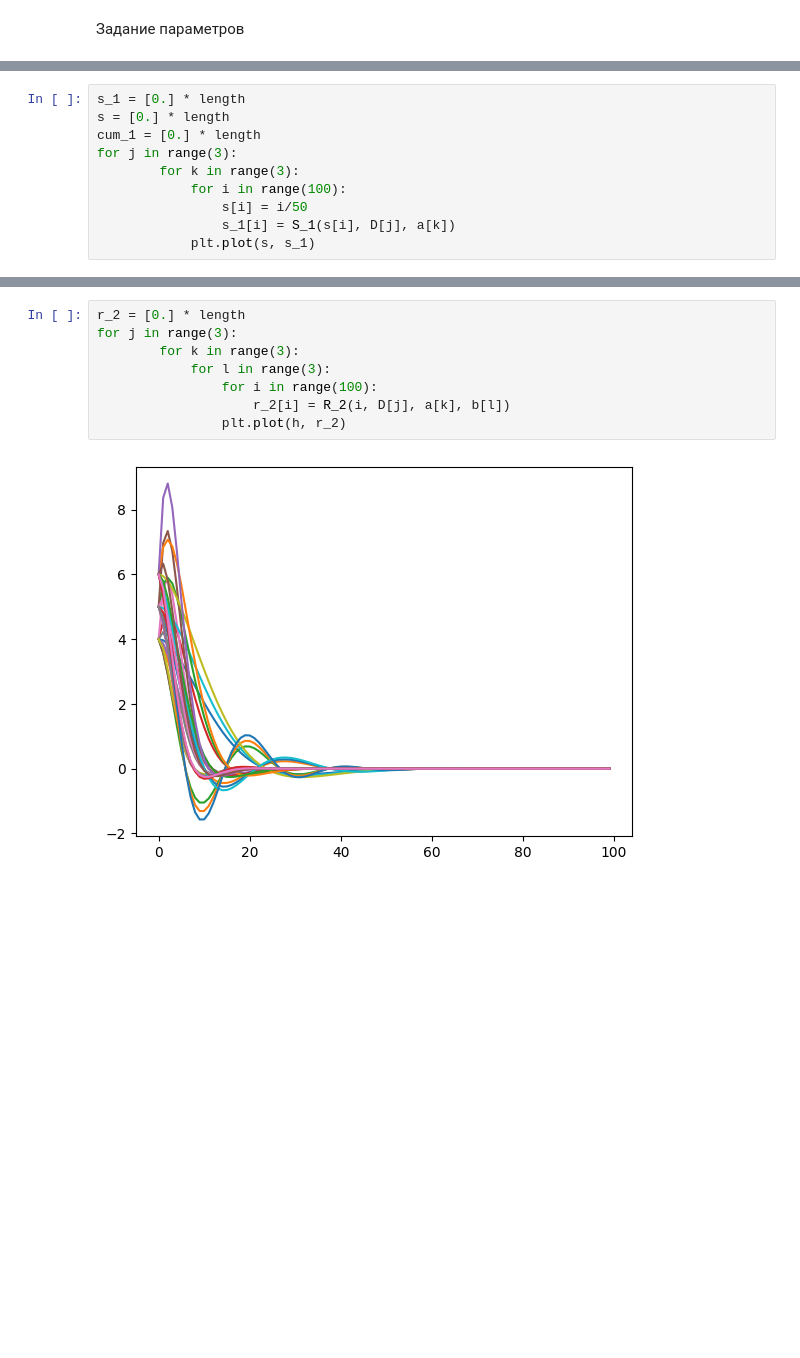
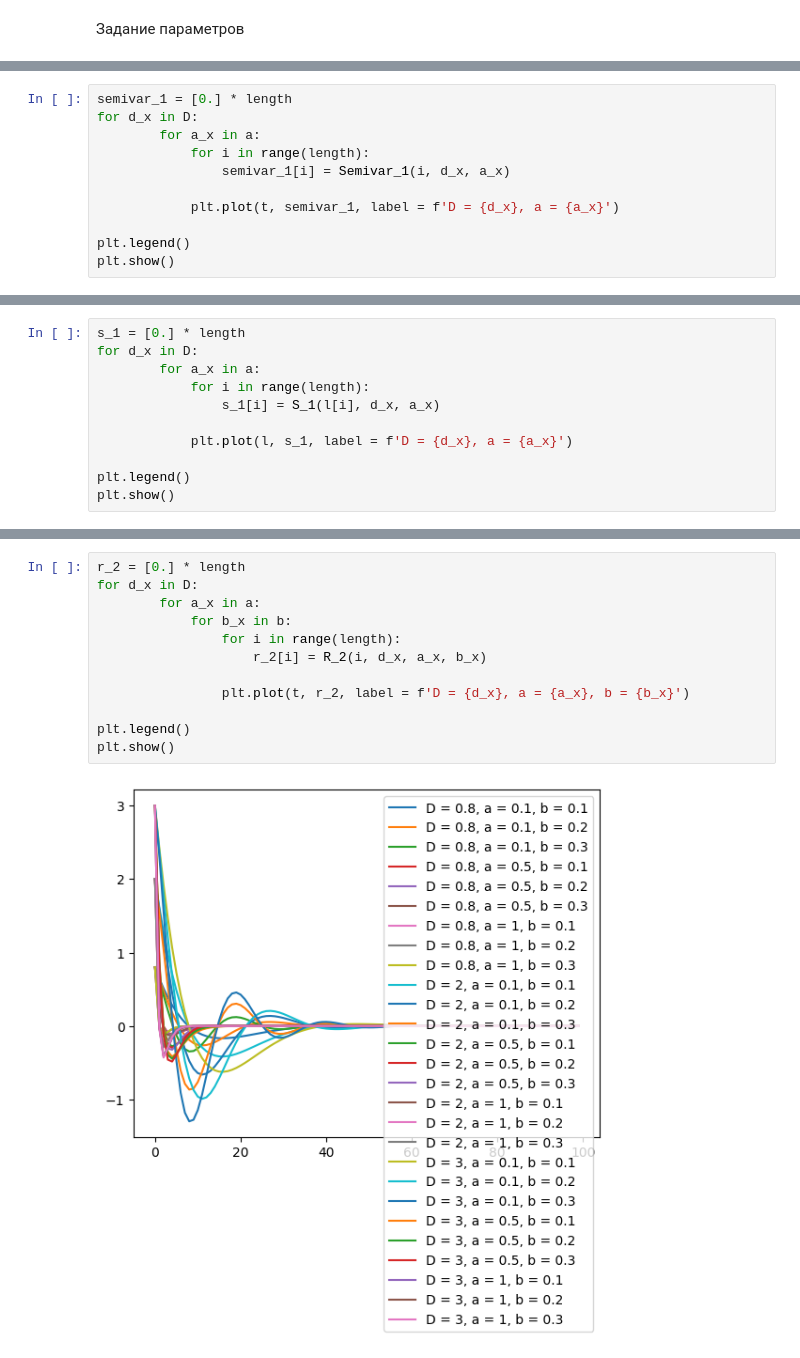
Before and after one commit to feelitbreak/data-analysis, a Jupyter notebook: lab2/mmda2.ipynb, the cells around one changed output, grey strips where cells are left out. Cells and saved outputs as stored; diff of their text form; blank space fills up the shorter version.

```diff
--- a/lab2/mmda2.ipynb
+++ b/lab2/mmda2.ipynb
@@ -50,0 +52,11 @@ for j in range(3):
+# %%
+semivar_1 = [0.] * length
+for d_x in D:
+        for a_x in a:
+            for i in range(length):
+                semivar_1[i] = Semivar_1(i, d_x, a_x)
+
+            plt.plot(t, semivar_1, label = f'D = {d_x}, a = {a_x}')
+
+plt.legend()
+plt.show()
@@ -51,11 +67,12 @@ for j in range(3):
 # %%
 s_1 = [0.] * length
-s = [0.] * length
-cum_1 = [0.] * length
-for j in range(3):
-        for k in range(3):
-            for i in range(100):
-                s[i] = i/50
-                s_1[i] = S_1(s[i], D[j], a[k])
-            plt.plot(s, s_1)
+for d_x in D:
+        for a_x in a:
+            for i in range(length):
+                s_1[i] = S_1(l[i], d_x, a_x)
+
+            plt.plot(l, s_1, label = f'D = {d_x}, a = {a_x}')
+
+plt.legend()
+plt.show()
 # %% [output]
@@ -63,10 +84,14 @@ for j in range(3):
 # %%
 r_2 = [0.] * length
-for j in range(3):
-        for k in range(3):
-            for l in range(3):
-                for i in range(100):
-                    r_2[i] = R_2(i, D[j], a[k], b[l])
-                plt.plot(h, r_2)
+for d_x in D:
+        for a_x in a:
+            for b_x in b:
+                for i in range(length):
+                    r_2[i] = R_2(i, d_x, a_x, b_x)
+
+                plt.plot(t, r_2, label = f'D = {d_x}, a = {a_x}, b = {b_x}')
+
+plt.legend()
+plt.show()
 # %% [output]
-[figure, old version]
+[figure, new version]
```
Also changed, not shown: parts of 21 cells of this notebook.
